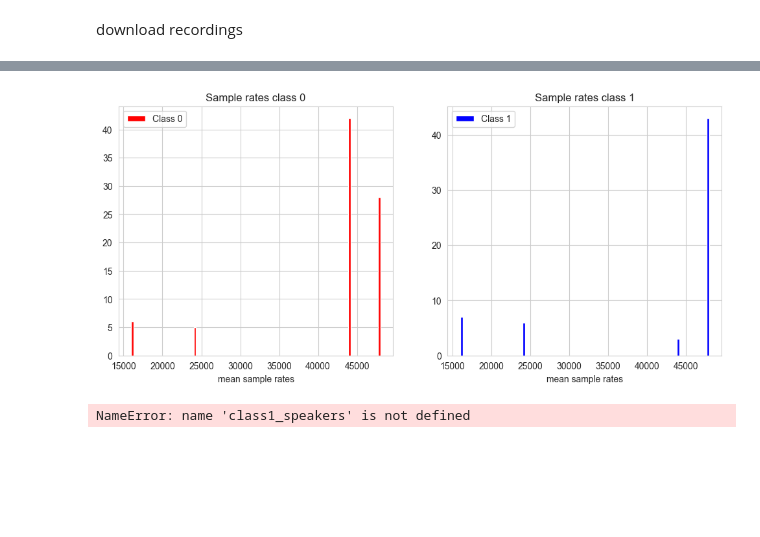
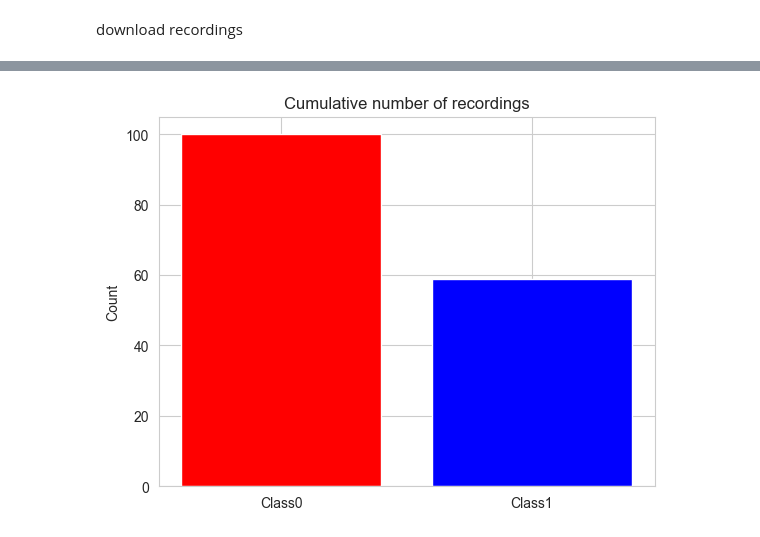
Before and after one commit to rybaks72/IML_Voice_Recognition, a Jupyter notebook: exploratory_data_analysis/raw_data_analysis.ipynb, the cells around one changed output, grey strips where cells are left out. Cells and saved outputs as stored; diff of their text form; code cells hidden in the pictures; blank space fills up the shorter version.

```diff
--- a/exploratory_data_analysis/raw_data_analysis.ipynb
+++ b/exploratory_data_analysis/raw_data_analysis.ipynb
@@ -170,23 +14,0 @@ plt.show()
-# %%
-fig, ax = plt.subplots(1, 2, figsize=(12, 5))
-ax[0].hist(class0_sr, bins=100, color='red', label='Class 0')
-ax[1].hist(class1_sr, bins=100, color='blue', label='Class 1')
-
-ax[0].set_title('Sample rates class 0')
-ax[0].set_xlabel('mean sample rates')
-ax[0].legend()
-
-ax[1].set_title('Sample rates class 1')
-ax[1].set_xlabel('mean sample rates')
-ax[1].legend()
-
-plt.show()
-# %% [output]
-[figure, removed]
-# %%
-del class1_speakers, class0_speakers, class1_sr ,class0_sr
-plt.close('all')   # closes all figures, frees the memory used by matplotlib
-del fig, ax
-gc.collect()
-# %% [output]
-NameError: name 'class1_speakers' is not defined
@@ -192,0 +49,38 @@ NameError: name 'class1_speakers' is not defined
+# %%
+recording_lengths_class0 = []
+recording_lengths_class1 = []
+
+speaker_lengths_class0 = {}
+speaker_lengths_class1 = {}
+
+for speaker, files in class0_speakers.items():
+    total = 0
+    for f in files:
+        y, sr = librosa.load(f, sr=None)
+        length = len(y) / sr
+        recording_lengths_class0.append(length)
+        total += length
+        del y, sr
+    speaker_lengths_class0[speaker] = total
+    gc.collect()
+
+for speaker, files in class1_speakers.items():
+    total = 0
+    for f in files:
+        y, sr = librosa.load(f, sr=None)
+        length = len(y) / sr
+        recording_lengths_class1.append(length)
+        total += length
+        del y, sr
+    speaker_lengths_class1[speaker] = total
+    gc.collect()
+# %%
+# cumulative number of recordings in class1, in class0  barplot
+counts = [len(recording_lengths_class0), len(recording_lengths_class1)]
+
+plt.bar(["Class0", "Class1"], counts, color=["red", "blue"])
+plt.title("Cumulative number of recordings")
+plt.ylabel("Count")
+plt.show()
+# %% [output]
+[figure, added]
```
Also changed, not shown: parts of 34 cells of this notebook.
